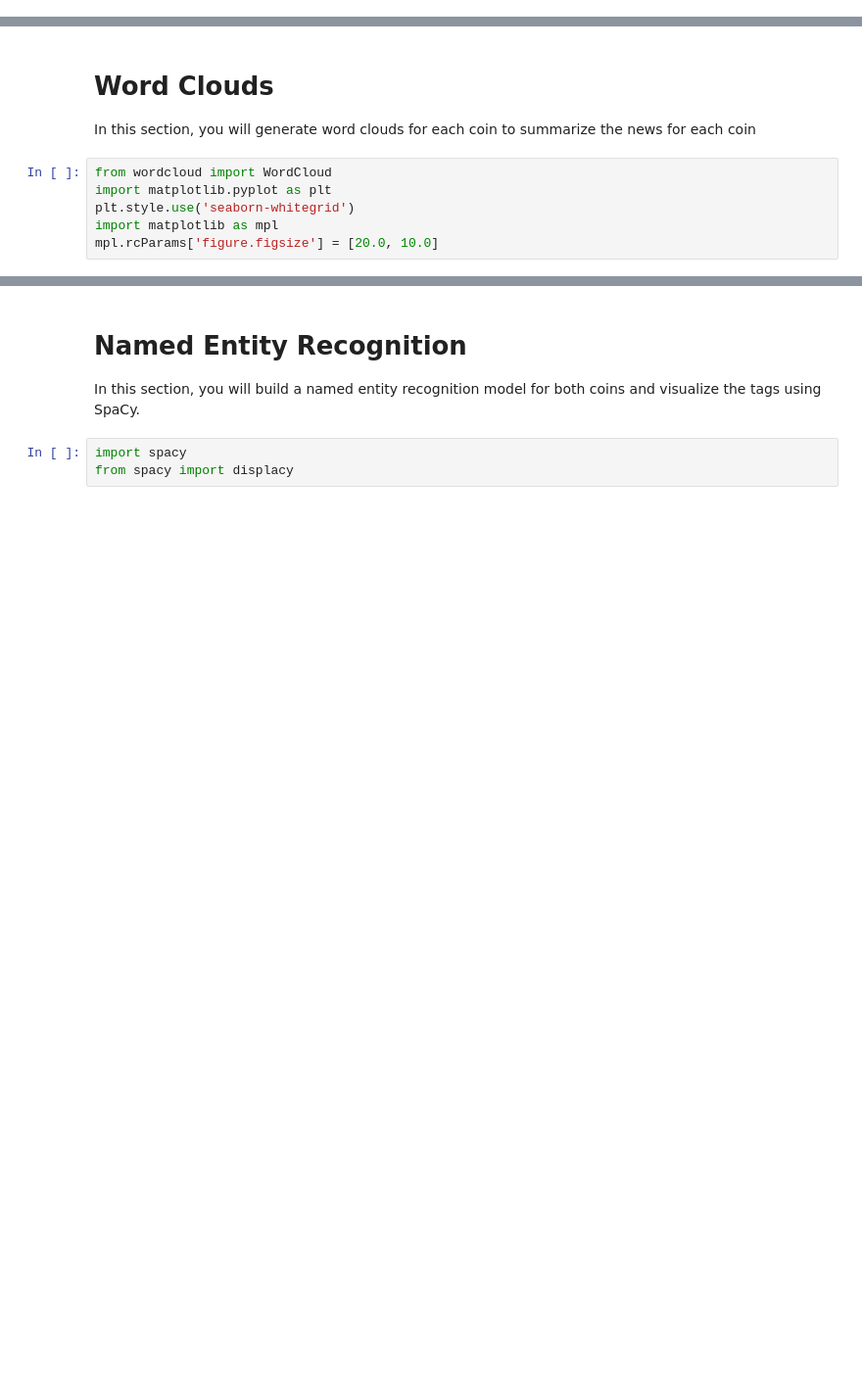
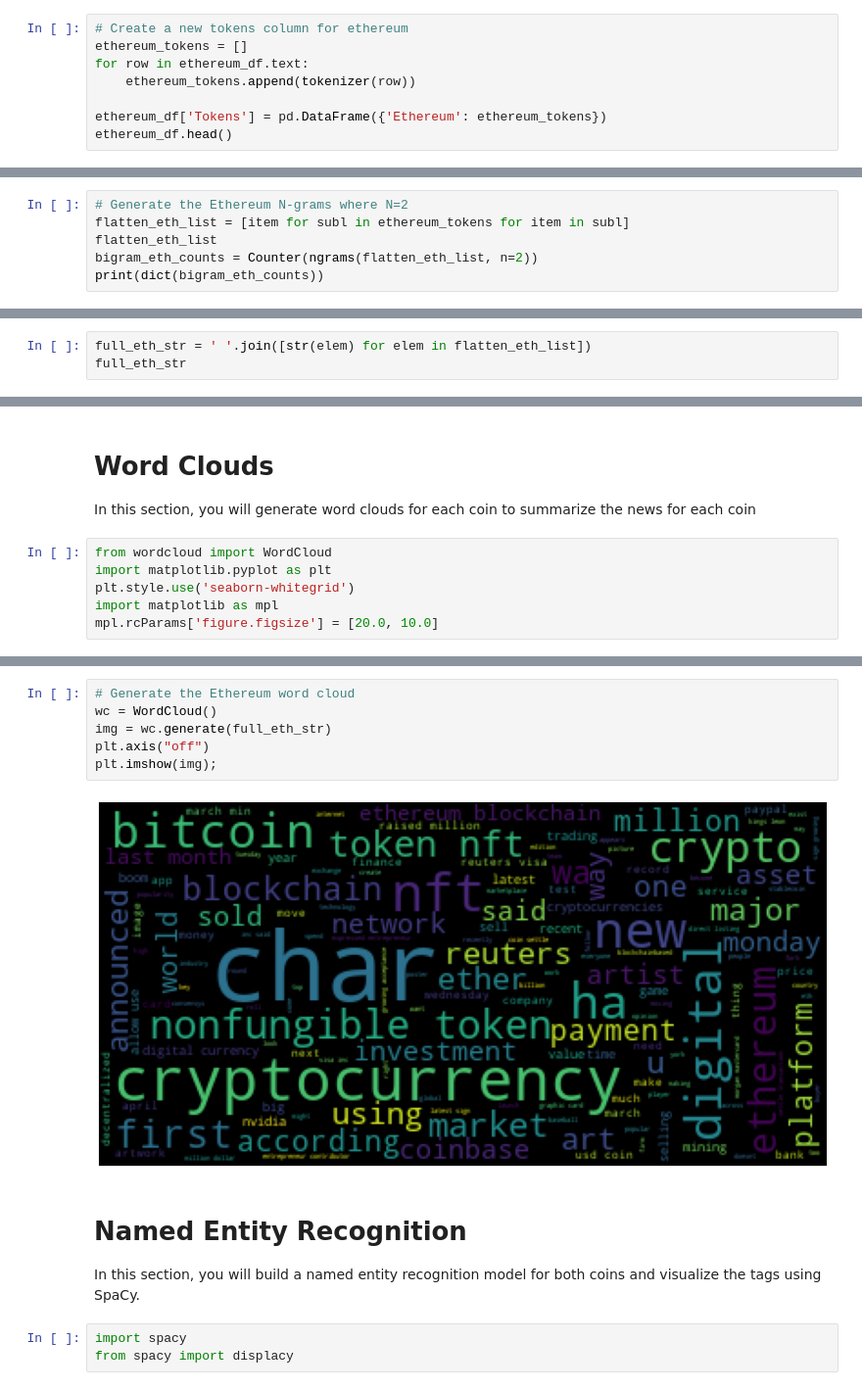
Before and after one commit to glensven/Fintech, a Jupyter notebook: HW-12-NLP/Instructions/Starter_Code/crypto_sentiment.ipynb, the cells around one changed output, grey strips where cells are left out. Shown at 98% size. Saved outputs shown, nothing was run; the diff lists cells and outputs as text; blank space fills up the shorter version.

```diff
--- a/HW-12-NLP/Instructions/Starter_Code/crypto_sentiment.ipynb
+++ b/HW-12-NLP/Instructions/Starter_Code/crypto_sentiment.ipynb
@@ -149,0 +248,8 @@ def tokenizer(text):
+# %%
+# Create a new tokens column for ethereum
+ethereum_tokens = []
+for row in ethereum_df.text:
+    ethereum_tokens.append(tokenizer(row))
+
+ethereum_df['Tokens'] = pd.DataFrame({'Ethereum': ethereum_tokens})
+ethereum_df.head()
@@ -209,0 +308,6 @@ from nltk import ngrams
+# %%
+# Generate the Ethereum N-grams where N=2
+flatten_eth_list = [item for subl in ethereum_tokens for item in subl]
+flatten_eth_list
+bigram_eth_counts = Counter(ngrams(flatten_eth_list, n=2))
+print(dict(bigram_eth_counts))
@@ -209,0 +316,3 @@ from nltk import ngrams
+# %%
+full_eth_str = ' '.join([str(elem) for elem in flatten_eth_list])
+full_eth_str
@@ -263,3 +354,11 @@ mpl.rcParams['figure.figsize'] = [20.0, 10.0]
+# %%
+# Generate the Ethereum word cloud
+wc = WordCloud()
+img = wc.generate(full_eth_str)
+plt.axis("off")
+plt.imshow(img);
+# %% [output]
+[figure, added]
 # %% [markdown]
 # Named Entity Recognition
 
```
Also changed, not shown: parts of 40 cells of this notebook.
